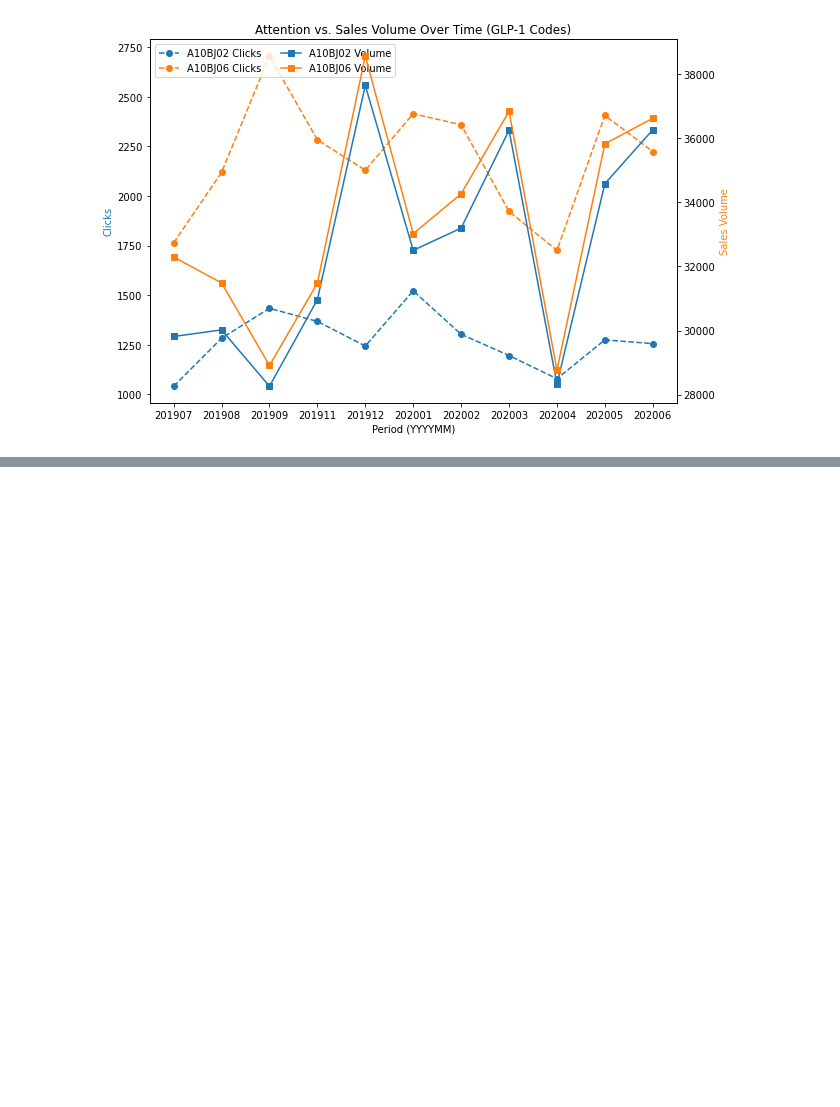
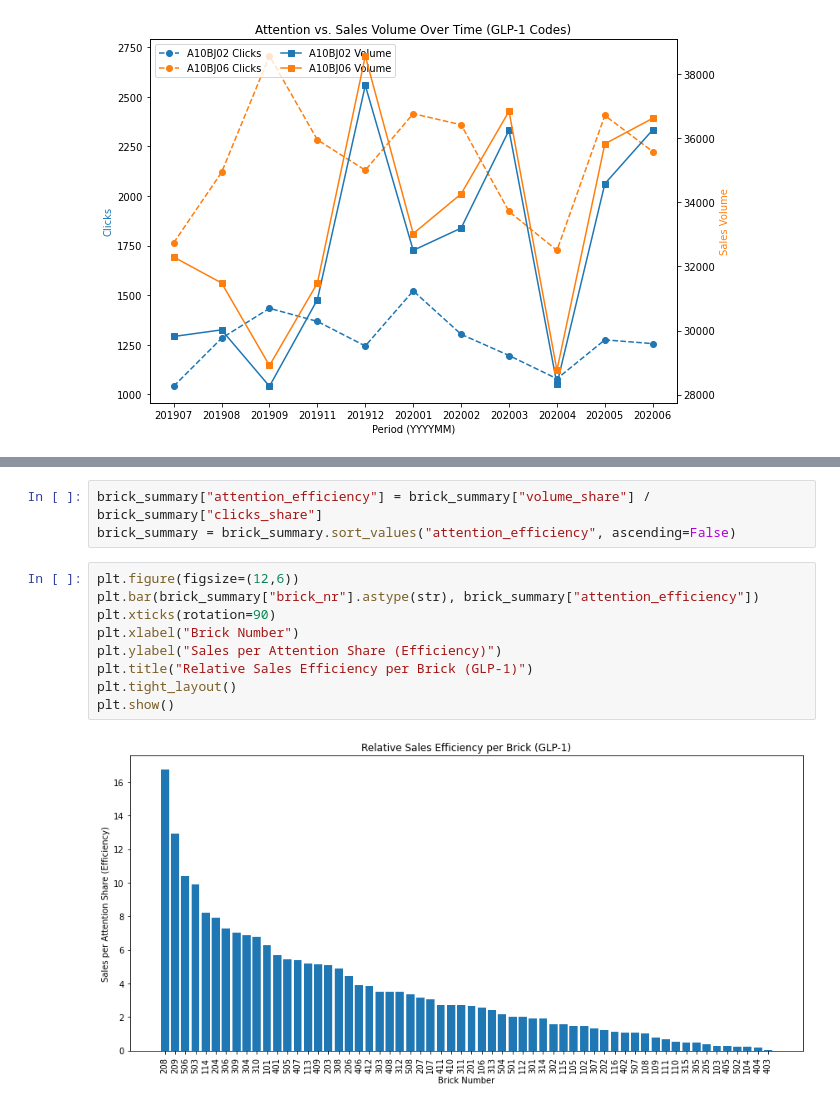
Before and after one commit to sille97/bigdata, a Jupyter notebook: code/eda.ipynb, the cells around one changed output, grey strips where cells are left out. Drawn from its saved outputs; the diff is of its cells as text; blank space fills up the shorter version.

```diff
--- a/code/eda.ipynb
+++ b/code/eda.ipynb
@@ -608,0 +645,14 @@ plt.show()
+# %%
+brick_summary["attention_efficiency"] = brick_summary["volume_share"] / brick_summary["clicks_share"]
+brick_summary = brick_summary.sort_values("attention_efficiency", ascending=False)
+# %%
+plt.figure(figsize=(12,6))
+plt.bar(brick_summary["brick_nr"].astype(str), brick_summary["attention_efficiency"])
+plt.xticks(rotation=90)
+plt.xlabel("Brick Number")
+plt.ylabel("Sales per Attention Share (Efficiency)")
+plt.title("Relative Sales Efficiency per Brick (GLP-1)")
+plt.tight_layout()
+plt.show()
+# %% [output]
+[figure, added]
```
Also changed, not shown: parts of 5 cells of this notebook, 1 other file.
